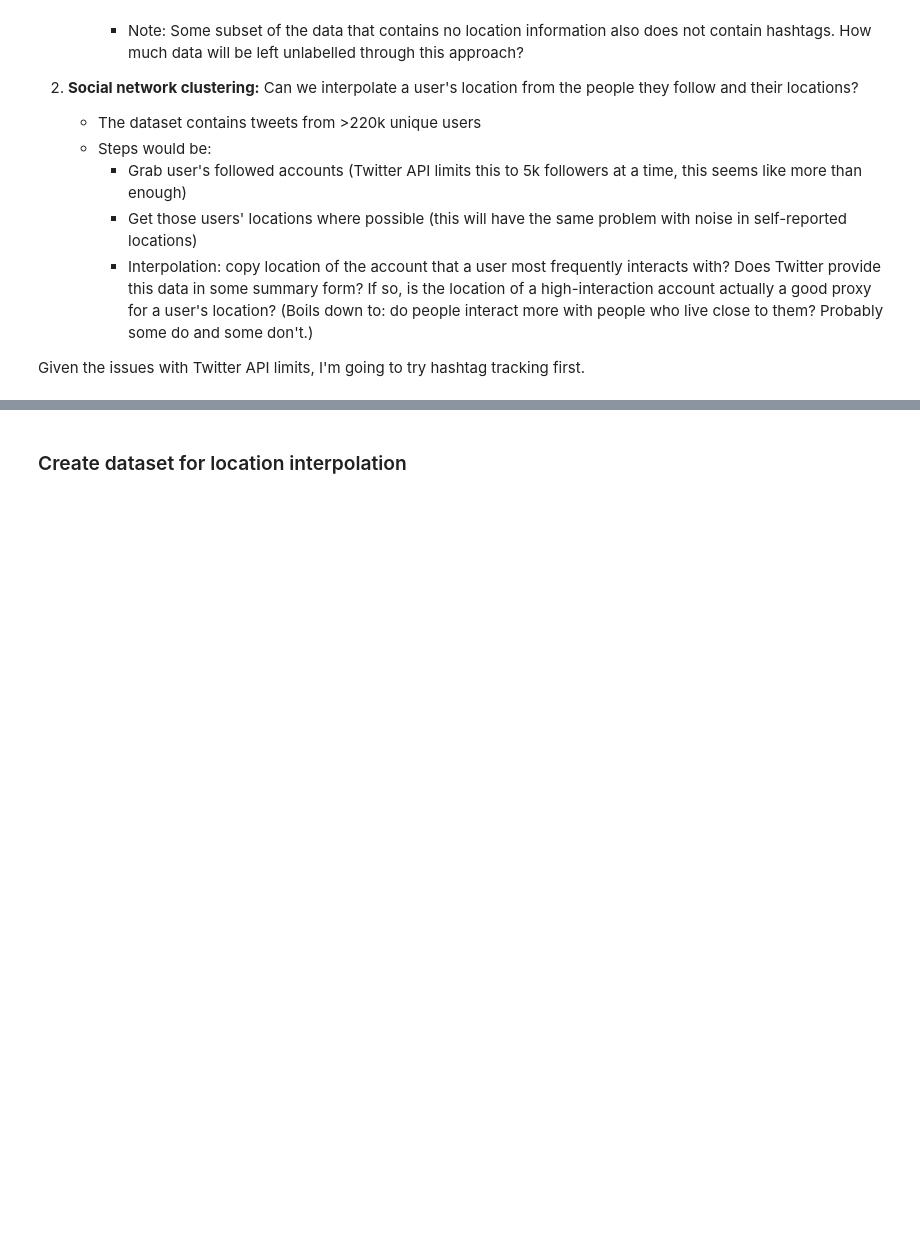
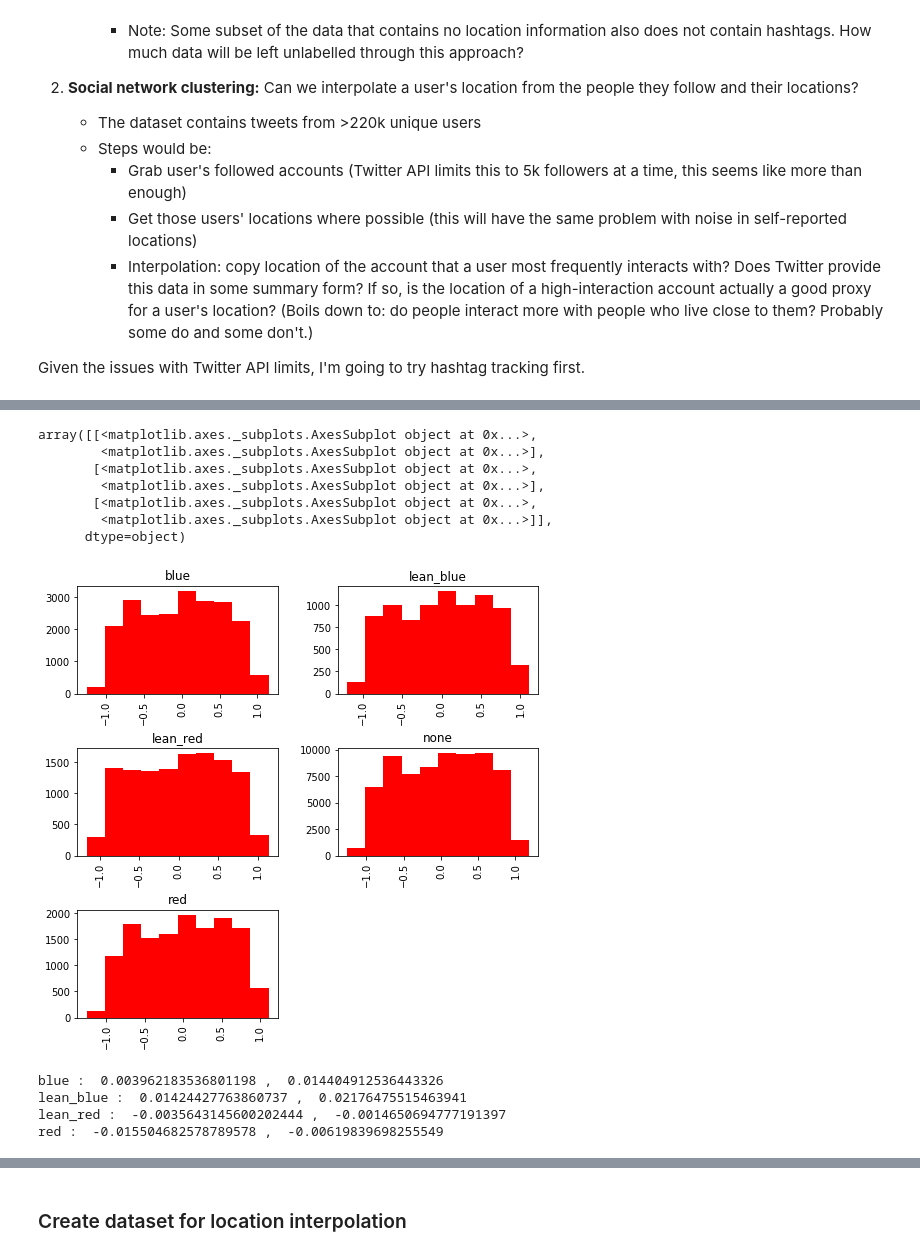
Before and after one commit to lara-ehr/tweet-the-people, a Jupyter notebook: data-analysis/Election_Geolocation_EDA.ipynb, the cells around one changed output, grey strips where cells are left out. Saved outputs shown, nothing was run; the diff lists cells and outputs as text; code cells hidden in the pictures; blank space fills up the shorter version.

```diff
--- a/data-analysis/Election_Geolocation_EDA.ipynb
+++ b/data-analysis/Election_Geolocation_EDA.ipynb
@@ -196,0 +324,21 @@ Two things necessary here --
+# %%
+rep['partisan_lean'].hist(by=rep['redblue'], figsize=[8, 8], color='red')
+# %% [output]
+array([[<matplotlib.axes._subplots.AxesSubplot object at 0x...>,
+        <matplotlib.axes._subplots.AxesSubplot object at 0x...>],
+       [<matplotlib.axes._subplots.AxesSubplot object at 0x...>,
+        <matplotlib.axes._subplots.AxesSubplot object at 0x...>],
+       [<matplotlib.axes._subplots.AxesSubplot object at 0x...>,
+        <matplotlib.axes._subplots.AxesSubplot object at 0x...>]],
+      dtype=object)
+[figure, added]
+# %%
+for state in state_types:
+    mean = tweets[tweets['redblue'] == state]['partisan_lean'].mean()
+    median = tweets[tweets['redblue'] == state]['partisan_lean'].median()
+    print(state, ': ', mean, ', ', median)
+# %% [output]
+blue :  0.003962183536801198 ,  0.014404912536443326
+lean_blue :  0.01424427763860737 ,  0.02176475515463941
+lean_red :  -0.0035643145600202444 ,  -0.0014650694777191397
+red :  -0.015504682578789578 ,  -0.00619839698255549
```
Also changed, not shown: parts of 31 cells of this notebook.
